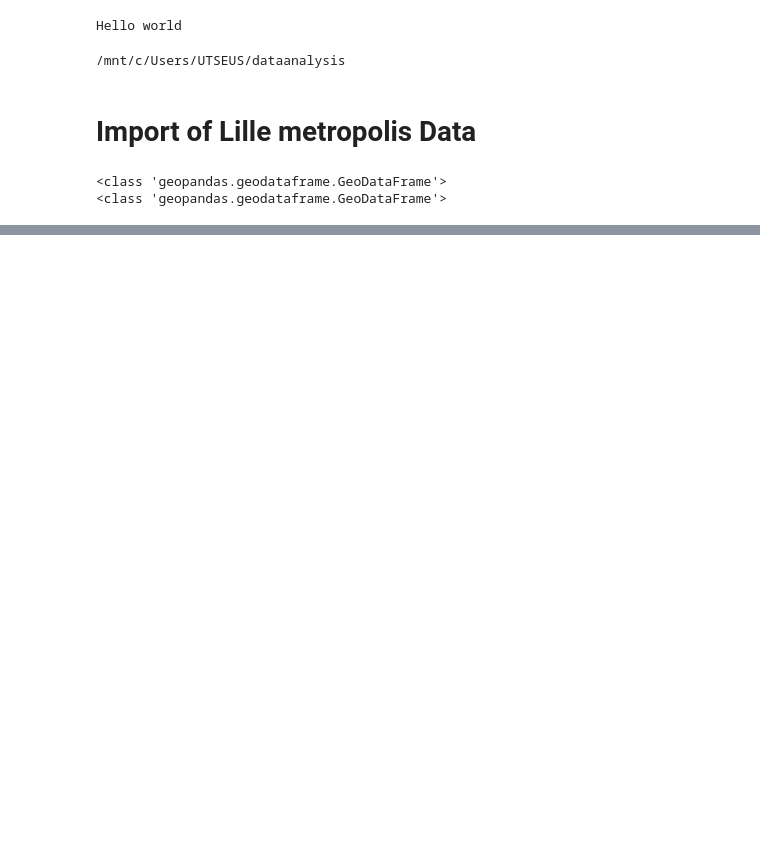
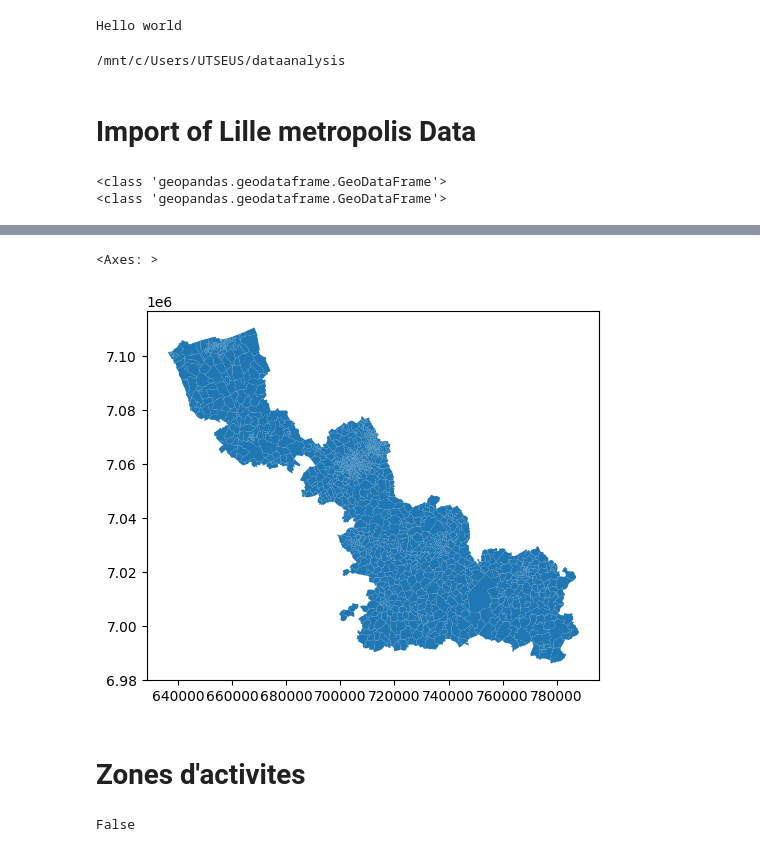
Before and after one commit to nvengeon/DataAnalysis, a Jupyter notebook: project_Nicolas.ipynb, the cells around one changed output, grey strips where cells are left out. Drawn from its saved outputs; the diff is of its cells as text; code cells hidden in the pictures; blank space fills up the shorter version.

```diff
--- a/project_Nicolas.ipynb
+++ b/project_Nicolas.ipynb
@@ -39,0 +99,12 @@ DriverError: 2024-project/2024-project/cartographic-resources/IRIS-GE_2-0_SHP_LA
+# %%
+nordData.plot()
+# %% [output]
+<Axes: >
+[figure, added]
+# %% [markdown]
+# Zones d'activites
+# %%
+scoreDf = lilleMetropolis[['CODE_IRIS', 'geometry']].copy()
+print(scoreDf['CODE_IRIS'].duplicated().any())
+# %% [output]
+False
```
Also changed, not shown: parts of 10 cells of this notebook.
